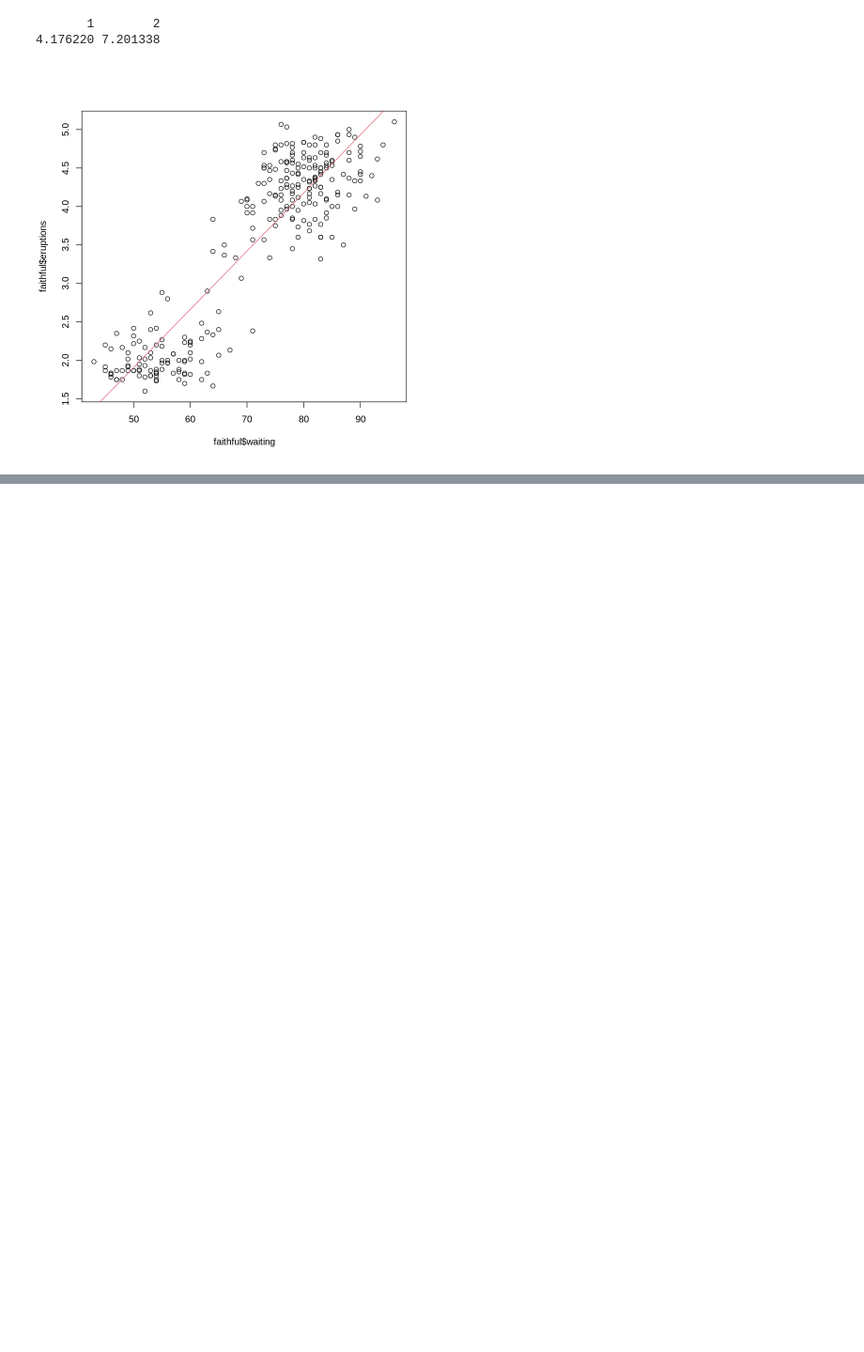
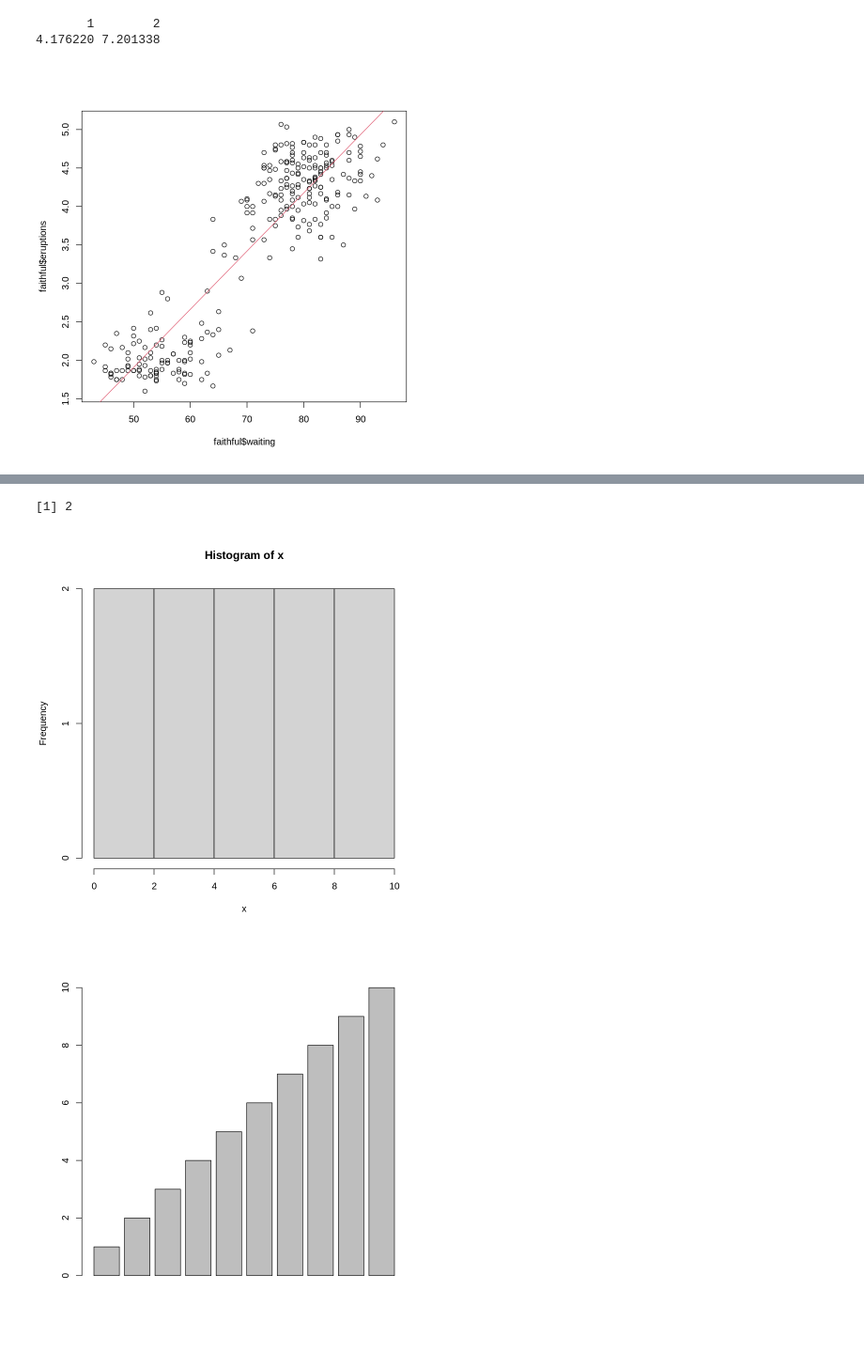
Before and after one commit to hevertonvalerio/Ciencia_de_dados_Mackenzie, a Jupyter notebook: modulo_2/Anotações_R_Análise_Exploratória_de_Dados.ipynb, the cells around one changed output, grey strips where cells are left out. Shown at 94% size. Cells and saved outputs as stored; diff of their text form; code cells hidden in the pictures; blank space fills up the shorter version.

```diff
--- a/modulo_2/Anotações_R_Análise_Exploratória_de_Dados.ipynb
+++ b/modulo_2/Anotações_R_Análise_Exploratória_de_Dados.ipynb
@@ -56,0 +156,12 @@ F-statistic:  1162 on 1 and 270 DF,  p-value: < 2.2e-16
+# %%
+x = c(1,NA,3)
+mean(x, na.rm = T) #Remover os valores nulos para poder realizar a media
+# %% [output]
+[1] 2
+# %%
+x = c(1:10)
+hist(x)
+barplot(x)
+# %% [output]
+[figure, added]
+[figure, added]
```
Also changed, not shown: parts of 57 cells of this notebook.
